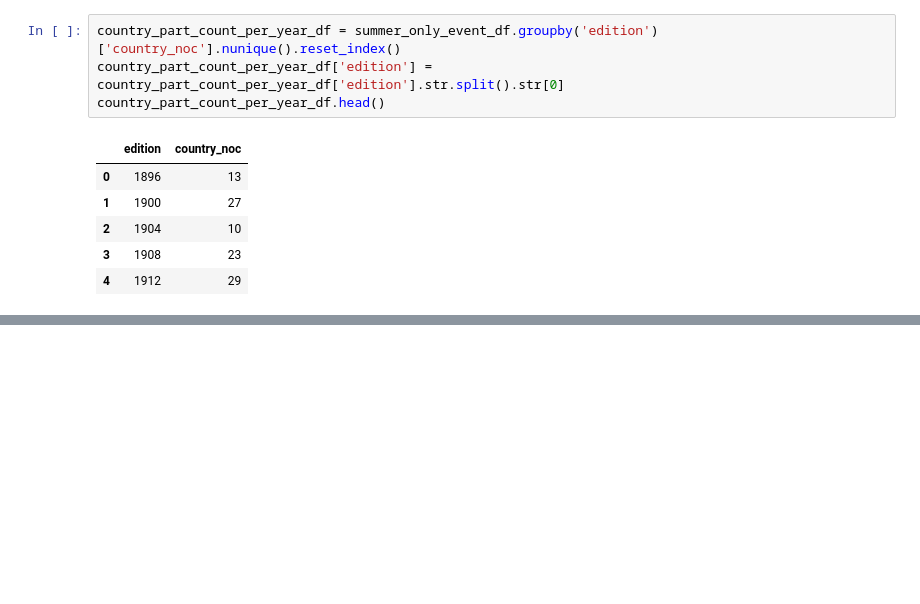
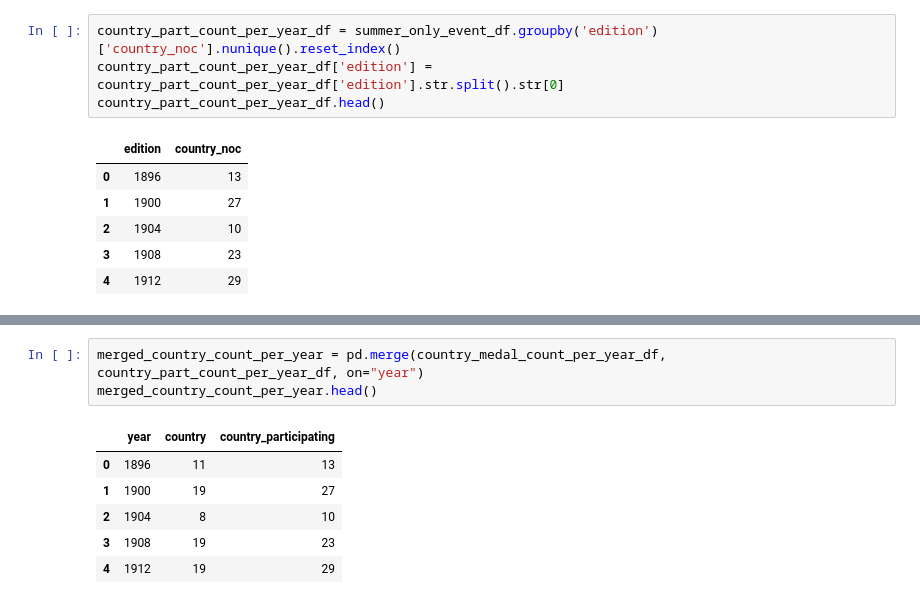
Before and after one commit to brandonhayes13/olympic_project, a Jupyter notebook: Country_Code.ipynb, the cells around one changed output, grey strips where cells are left out. Cells and saved outputs as stored; diff of their text form; blank space fills up the shorter version.

```diff
--- a/Country_Code.ipynb
+++ b/Country_Code.ipynb
@@ -176,0 +196,10 @@ country_part_count_per_year_df.head()
+# %%
+merged_country_count_per_year = pd.merge(country_medal_count_per_year_df, country_part_count_per_year_df, on="year")
+merged_country_count_per_year.head()
+# %% [output]
+|  | year | country | country_participating |
+| 0 | 1896 | 11 | 13 |
+| 1 | 1900 | 19 | 27 |
+| 2 | 1904 | 8 | 10 |
+| 3 | 1908 | 19 | 23 |
+| 4 | 1912 | 19 | 29 |
```
Also changed, not shown: parts of 7 cells of this notebook.
